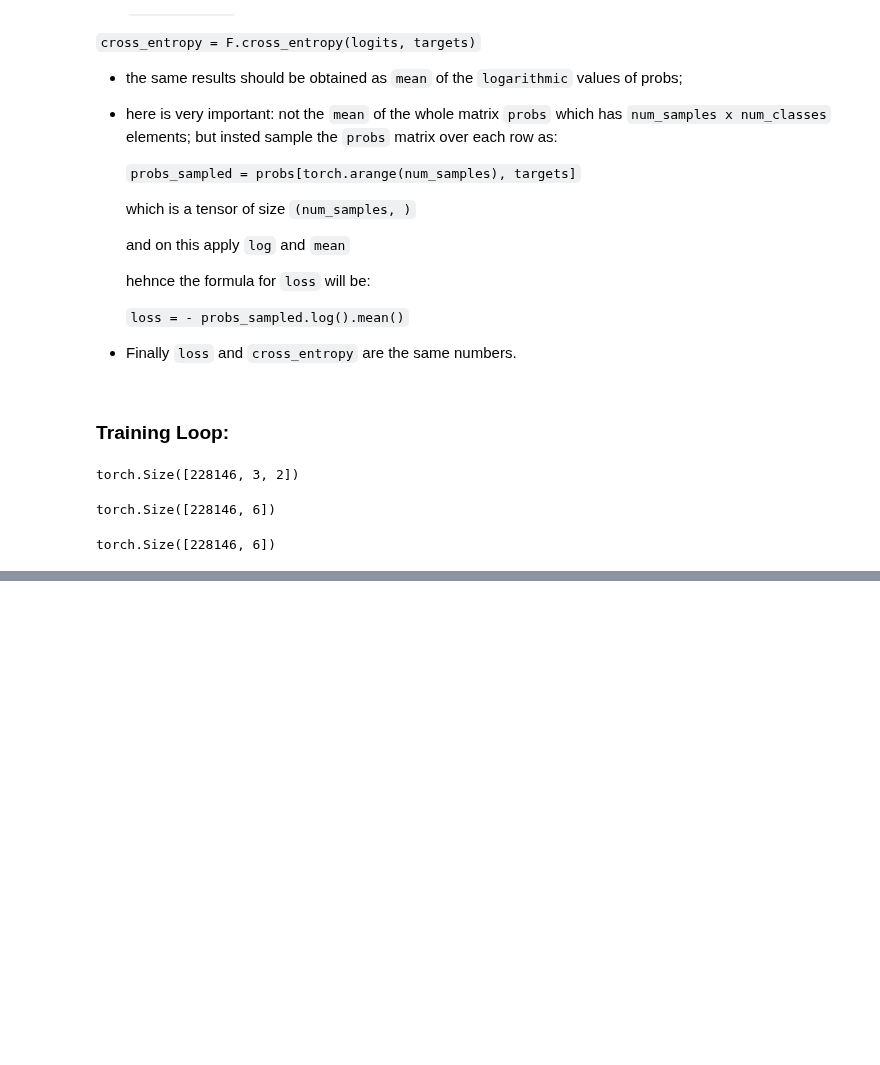
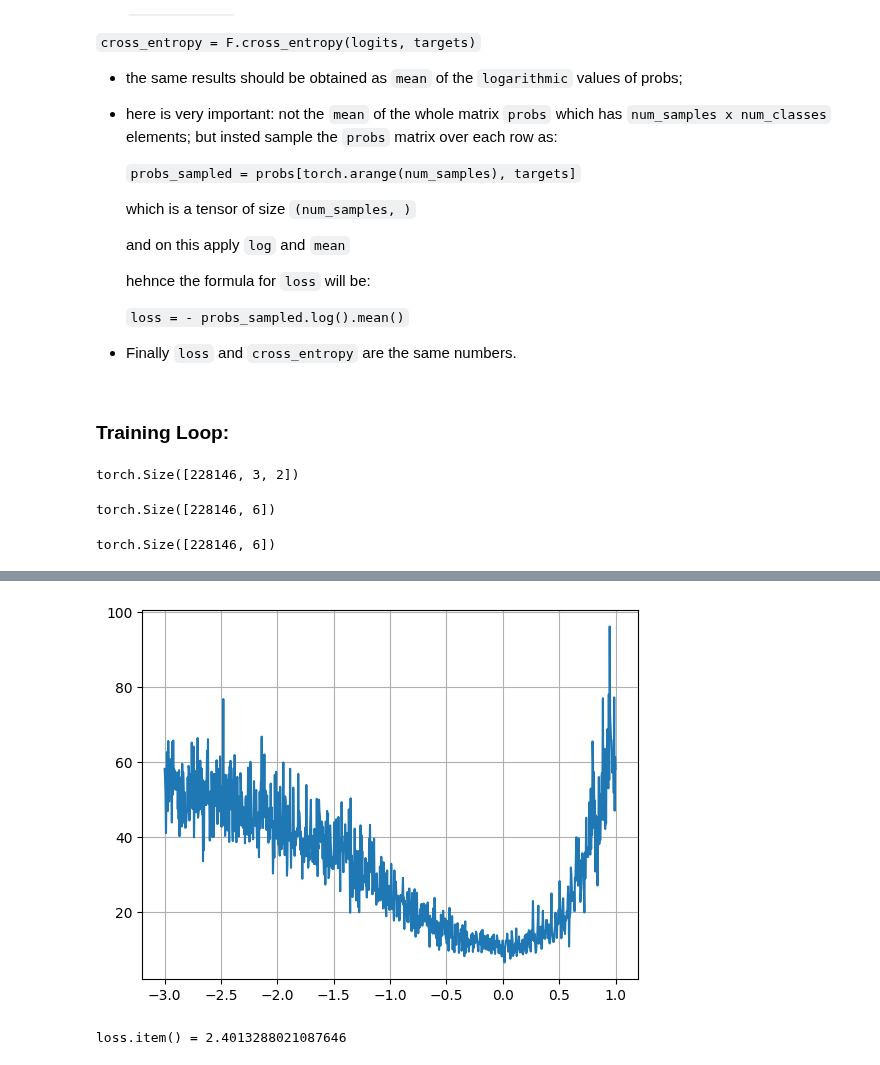
Before and after one commit to h2oduct/nn-zero-to-hero, a Jupyter notebook: lectures/makemore/self_makemore_part2_mlp.ipynb, the cells around one changed output, grey strips where cells are left out. Cells and saved outputs as stored; diff of their text form; code cells hidden in the pictures; blank space fills up the shorter version.

```diff
--- a/lectures/makemore/self_makemore_part2_mlp.ipynb
+++ b/lectures/makemore/self_makemore_part2_mlp.ipynb
@@ -1006,0 +1008,35 @@ loss.item() = 0.3710276186466217
+# %%
+plt.plot(lre, losst)
+plt.grid(True)
+# %% [output]
+[figure, added]
+# %%
+losst = []
+
+for t in range(1000):
+    # mini-batch
+    ix = torch.randint(0, X.shape[0], (32, ))
+
+    # forward pass
+    emb = C[X[ix]]
+    h = torch.tanh(emb.view(-1, 6) @ W1 + b1)
+    logits = h @ W2 + b2
+    targets = Y[ix]
+    loss = F.cross_entropy(logits, targets)
+    # print(f"{loss.item() = }")
+
+    # backward pass
+    for p in params:
+        p.grad = None
+    loss.backward()
+
+    # update:
+    lr = 0.01
+    for p in params:
+        p.data -= lr * p.grad
+
+    losst.append(loss.item())
+
+print(f"{loss.item() = }")
+# %% [output]
+loss.item() = 2.4013288021087646
```
Also changed, not shown: parts of 14 cells of this notebook.
